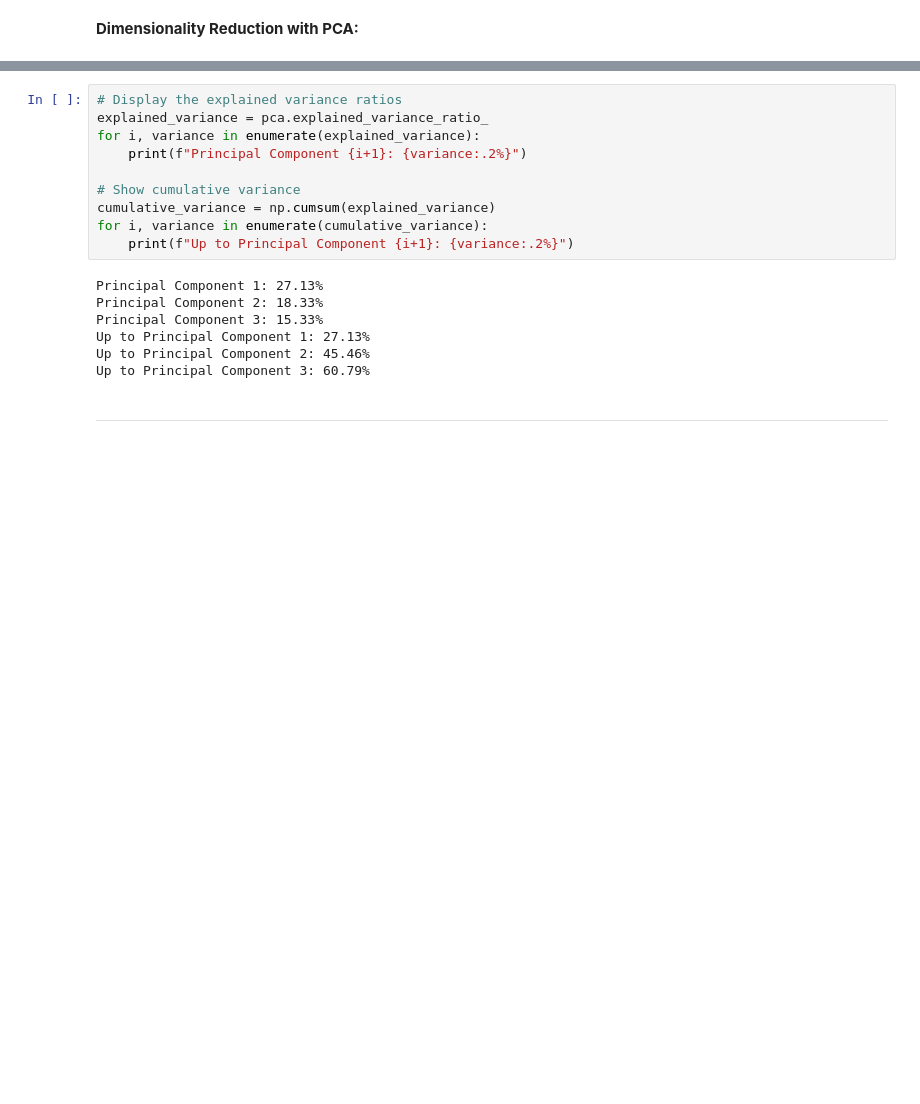
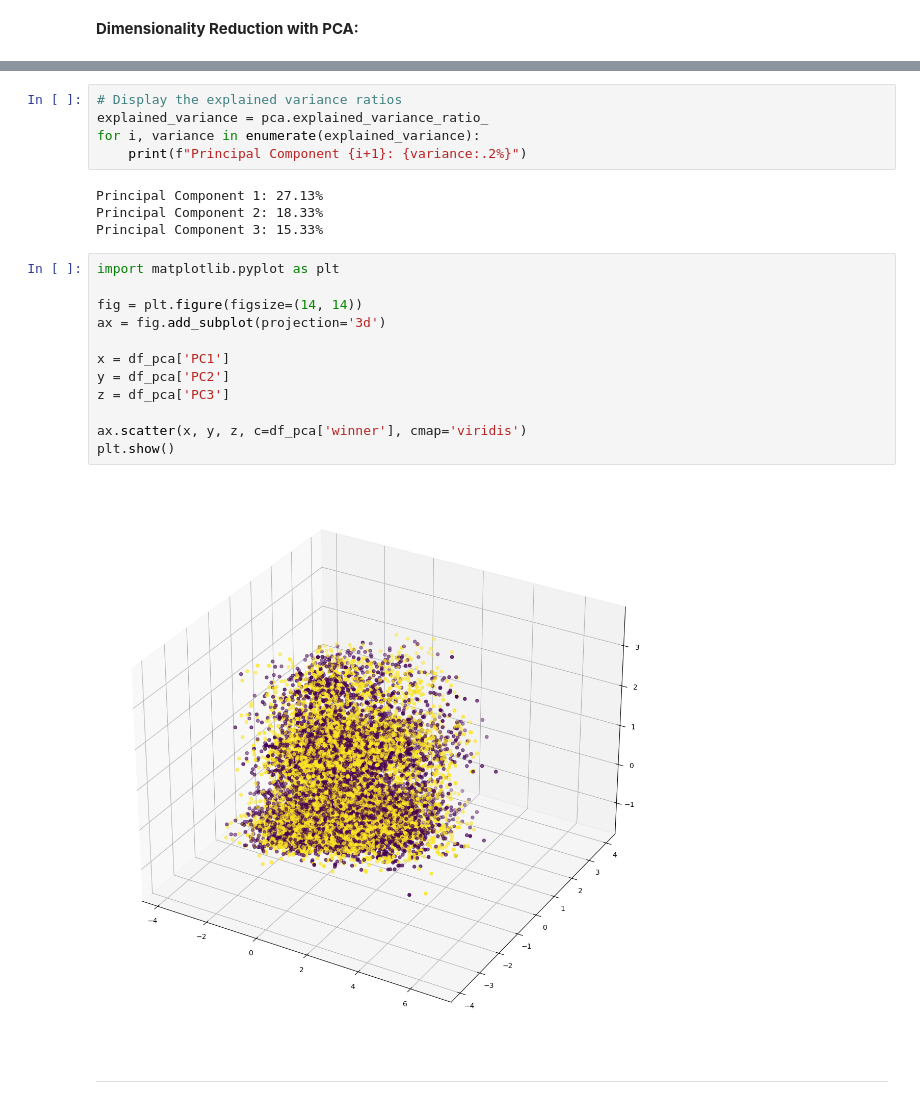
Before and after one commit to brysonbien/Chess-Opening-ML, a Jupyter notebook: mid_check_2.ipynb, the cells around one changed output, grey strips where cells are left out. Cells and saved outputs as stored; diff of their text form; blank space fills up the shorter version.

```diff
--- a/mid_check_2.ipynb
+++ b/mid_check_2.ipynb
@@ -120,18 +139,24 @@ Original shape: (19108, 8), PCA-reduced shape: (19108, 4)
 explained_variance = pca.explained_variance_ratio_
 for i, variance in enumerate(explained_variance):
     print(f"Principal Component {i+1}: {variance:.2%}")
-
-# Show cumulative variance
-cumulative_variance = np.cumsum(explained_variance)
-for i, variance in enumerate(cumulative_variance):
-    print(f"Up to Principal Component {i+1}: {variance:.2%}")
 # %% [output]
 Principal Component 1: 27.13%
 Principal Component 2: 18.33%
 Principal Component 3: 15.33%
-Up to Principal Component 1: 27.13%
-Up to Principal Component 2: 45.46%
-Up to Principal Component 3: 60.79%
+# %%
+import matplotlib.pyplot as plt
+
+fig = plt.figure(figsize=(14, 14))
+ax = fig.add_subplot(projection='3d')
+
+x = df_pca['PC1']
+y = df_pca['PC2']
+z = df_pca['PC3']
+
+ax.scatter(x, y, z, c=df_pca['winner'], cmap='viridis')
+plt.show()
+# %% [output]
+[figure, added]
 # %% [markdown]
 ---
 # %% [markdown]
```
Also changed, not shown: parts of 49 cells of this notebook.
